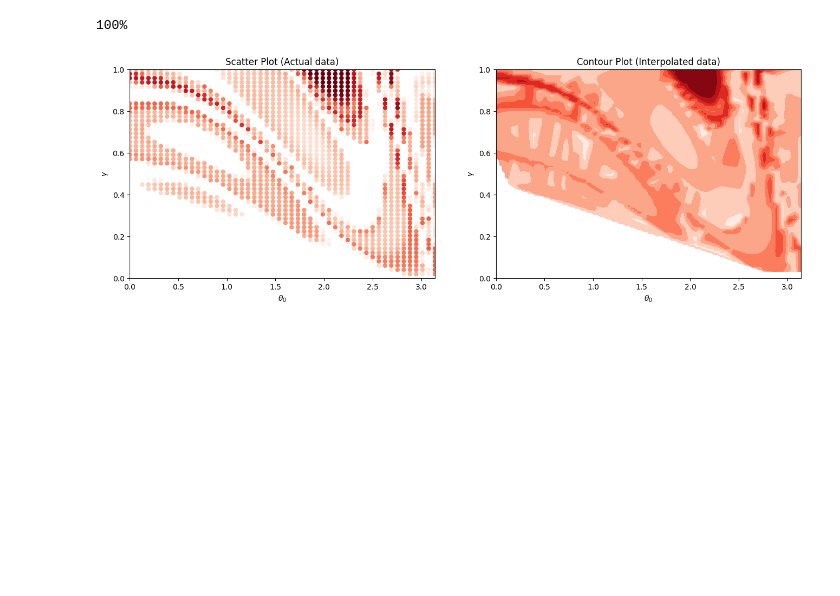
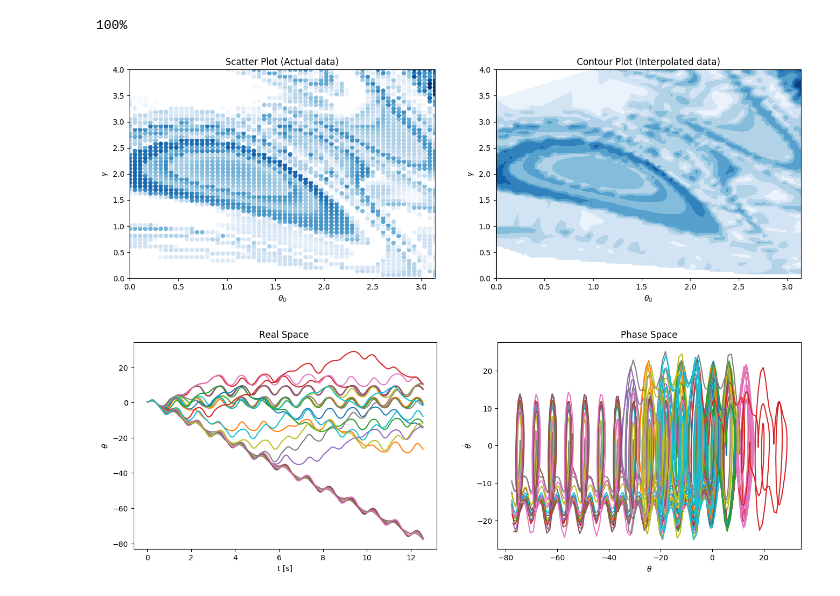
Before and after one commit to remysucre/SimplePendulum, a Jupyter notebook: Pendulum_SymplecticPartB.ipynb, the cells around one changed output. Cells and saved outputs as stored; diff of their text form; code cells hidden in the pictures; blank space fills up the shorter version.

```diff
--- a/Pendulum_SymplecticPartB.ipynb
+++ b/Pendulum_SymplecticPartB.ipynb
@@ -167,8 +165,8 @@ plt.show()
 # %%
 # Identifying (theta0,gamma) pairs for which motion diverges
 
-thMax = np.pi; thNum = 50;
-gMax = 1; gNum = 50;
+thMax = np.pi; thNum = 70;
+gMax = 4; gNum = 70;
 theta0s = np.linspace(0,thMax,thNum)
 gammas = np.linspace(0,gMax,gNum)
 
@@ -192,7 +190,7 @@ for th in theta0s:
 fig = plt.figure(figsize=(16,5))
 ax1 = fig.add_subplot(121,xlim=[0,thMax],ylim=[0,gMax])
 ax2 = fig.add_subplot(122,xlim=[0,thMax],ylim=[0,gMax])
-colormap = plt.cm.Reds
+colormap = plt.cm.Blues
 
 # Colormapped scatter plot
 col = np.abs(div[:,2]) # define colors
@@ -212,9 +210,34 @@ ax2.set_title("Contour Plot (Interpolated data)")
 ax2.set_xlabel(r"$\theta_{0}$")
 ax2.set_ylabel(r"$\gamma$")
 
-#plt.colorbar()
+plt.savefig("figures/diverge2.png")
 
 plt.show()
 # Color corresponds to value of theta at final time
 # %% [output]
-[figure, old version]
+[figure, new version]
+# %%
+# Damping,
+
+params = {"k":3*np.pi,"gamma":0,"w":2*np.pi,"B":0.75*np.pi}
+gammas = np.linspace(0,2,30)
+
+fig = plt.figure(figsize=(16,5))
+ax1 = fig.add_subplot(121)
+ax2 = fig.add_subplot(122)
+
+# Plot results for all gammas
+for ga in gammas:
+    params["gamma"] = ga
+    theta,u = symplectic(t,dt,theta0,u0,order,params)
+    ax1.plot(t,theta)
+    ax2.plot(theta,u)
+
+ax1.set_title("Real Space ")
+ax2.set_title("Phase Space")
+ax1.set_xlabel("t [s]"); ax1.set_ylabel(r"$\theta$")
+ax2.set_xlabel(r"$\theta$"); ax2.set_ylabel(r"$\dot{\theta}$")
+
+plt.show()
+# %% [output]
+[figure, added]
```
Also changed, not shown: parts of 6 cells of this notebook, 5 other files.
